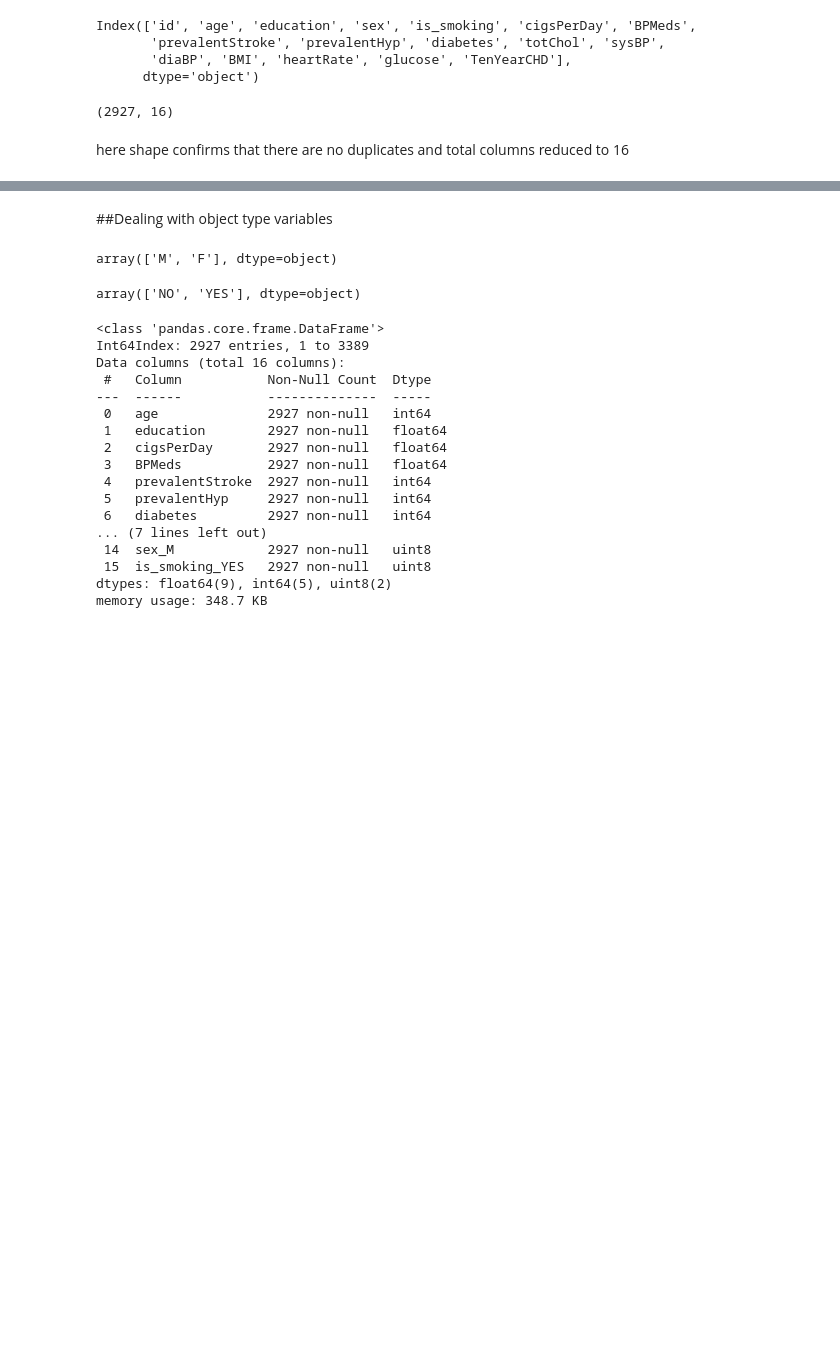
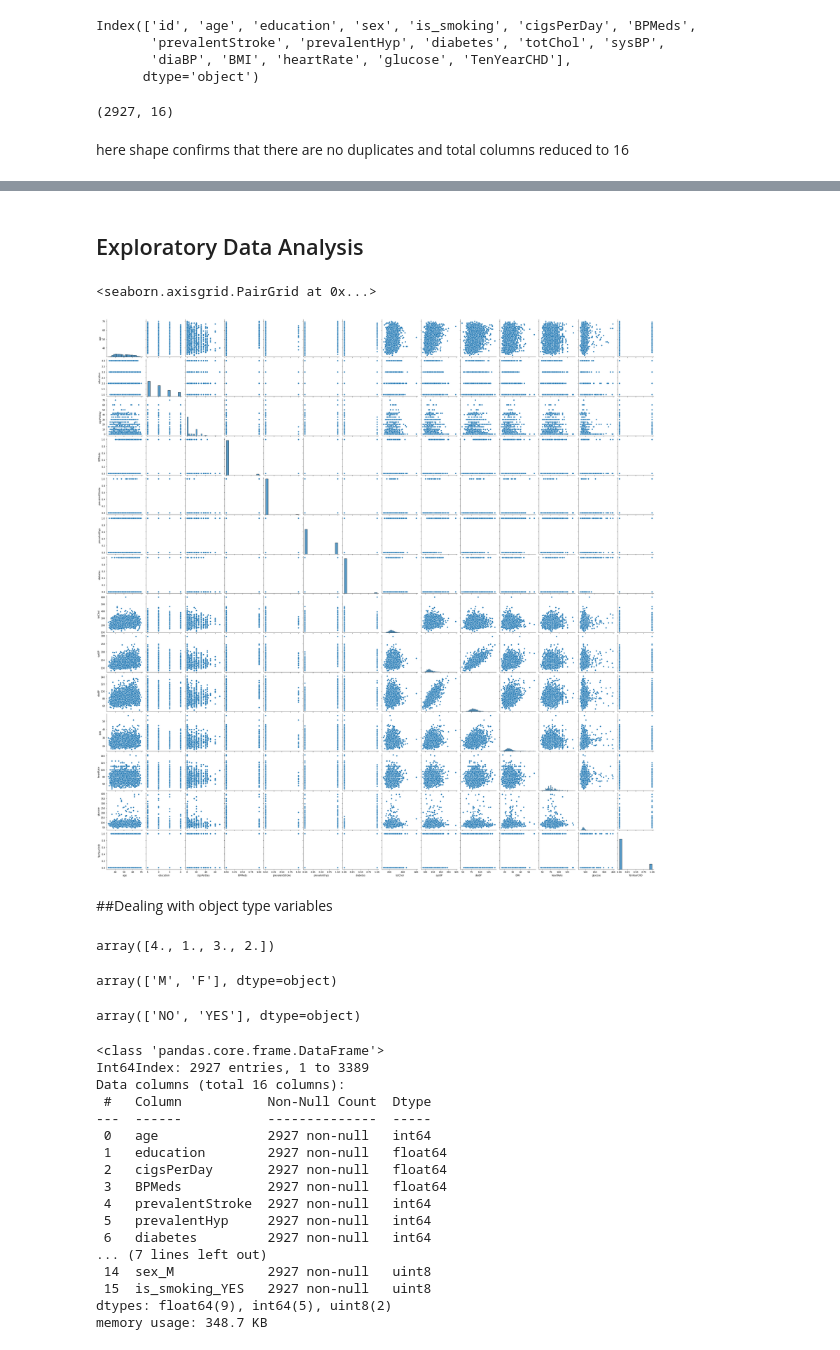
Before and after one commit to abm4github/cardiovascular-risk-prediction_Supervised-Classification, a Jupyter notebook: AlmaBetter_ML_Classification_CardioVascularRisk.ipynb, the cells around one changed output, grey strips where cells are left out. Saved outputs shown, nothing was run; the diff lists cells and outputs as text; code cells hidden in the pictures; blank space fills up the shorter version.

```diff
--- a/AlmaBetter_ML_Classification_CardioVascularRisk.ipynb
+++ b/AlmaBetter_ML_Classification_CardioVascularRisk.ipynb
@@ -127,8 +114,19 @@ data.describe()
 | 50% | 49.000000 | 2.000000 | 0.000000 | 0.000000 | 0.000000 | 0.000000 | 0.000000 | 234.000000 | 128.500000 | ... |
 | 75% | 56.000000 | 3.000000 | 20.000000 | 0.000000 | 0.000000 | 1.000000 | 0.000000 | 264.000000 | 144.000000 | ... |
 | max | 70.000000 | 4.000000 | 70.000000 | 1.000000 | 1.000000 | 1.000000 | 1.000000 | 600.000000 | 295.000000 | ... |
+# %% [markdown]
+## Exploratory Data Analysis
+# %%
+sns.pairplot(data)
+# %% [output]
+<seaborn.axisgrid.PairGrid at 0x...>
+[figure, added]
 # %% [markdown]
 ##Dealing with object type variables
+# %%
+data['education'].unique()
+# %% [output]
+array([4., 1., 3., 2.])
 # %%
 data['sex'].unique()
 # %% [output]
```
Also changed, not shown: parts of 36 cells of this notebook.
